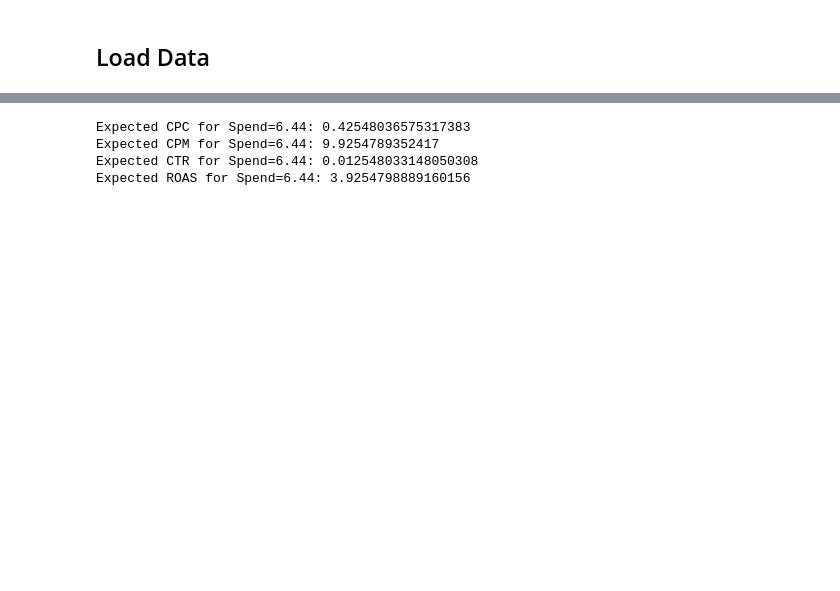
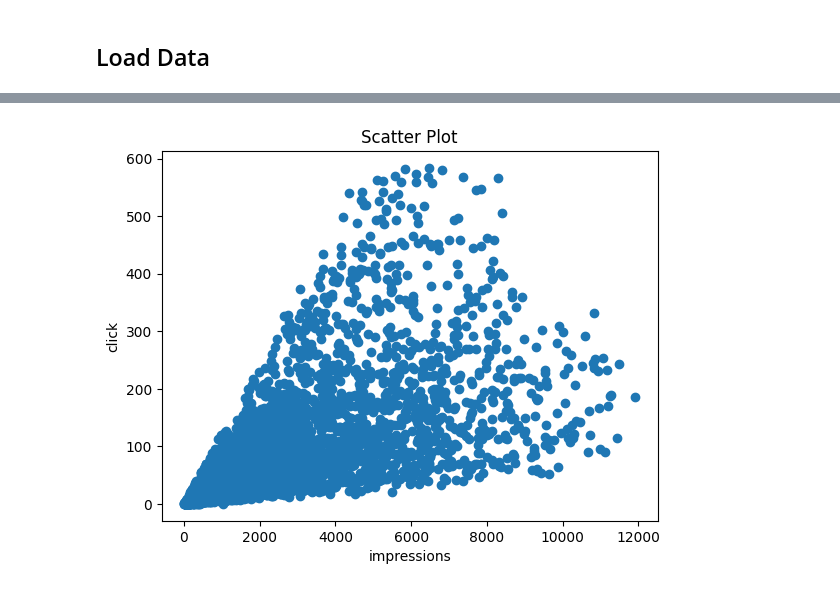
Before and after one commit to waidyanatha/madgicx, a Jupyter notebook: mining/notebooks/budget/evaluation/tfp_mcmc_spend_predict.ipynb, the cells around one changed output, grey strips where cells are left out. Drawn from its saved outputs; the diff is of its cells as text; code cells hidden in the pictures; blank space fills up the shorter version.

```diff
--- a/mining/notebooks/budget/evaluation/tfp_mcmc_spend_predict.ipynb
+++ b/mining/notebooks/budget/evaluation/tfp_mcmc_spend_predict.ipynb
@@ -269,14 +212,12 @@ Expected ROAS for Spend=250: 3.9535443782806396
-# %%
-# Example prediction for a given Spend
-spend_value = 6.44  # Replace with your desired Spend value
-cpc_pred, cpm_pred, ctr_pred, roas_pred = predict(spend_value)
-
-print(f"Expected CPC for Spend={spend_value}: {cpc_pred}")
-print(f"Expected CPM for Spend={spend_value}: {cpm_pred}")
-print(f"Expected CTR for Spend={spend_value}: {ctr_pred}")
-print(f"Expected ROAS for Spend={spend_value}: {roas_pred}")
-# %% [output]
-Expected CPC for Spend=6.44: 0.42548036575317383
-Expected CPM for Spend=6.44: 9.9254789352417
-Expected CTR for Spend=6.44: 0.012548033148050308
-Expected ROAS for Spend=6.44: 3.9254798889160156
+# %%
+import matplotlib.pyplot as plt
+%matplotlib inline
+
+_x_col, _y_col = 'impressions', 'click' #, 'reach'
+plt.scatter(_data_df[_x_col],_data_df[_y_col])
+plt.title("Scatter Plot")
+plt.xlabel(_x_col)
+plt.ylabel(_y_col)
+plt.show()
+# %% [output]
+[figure, added]
```
Also changed, not shown: parts of 20 cells of this notebook, 4 other files.
